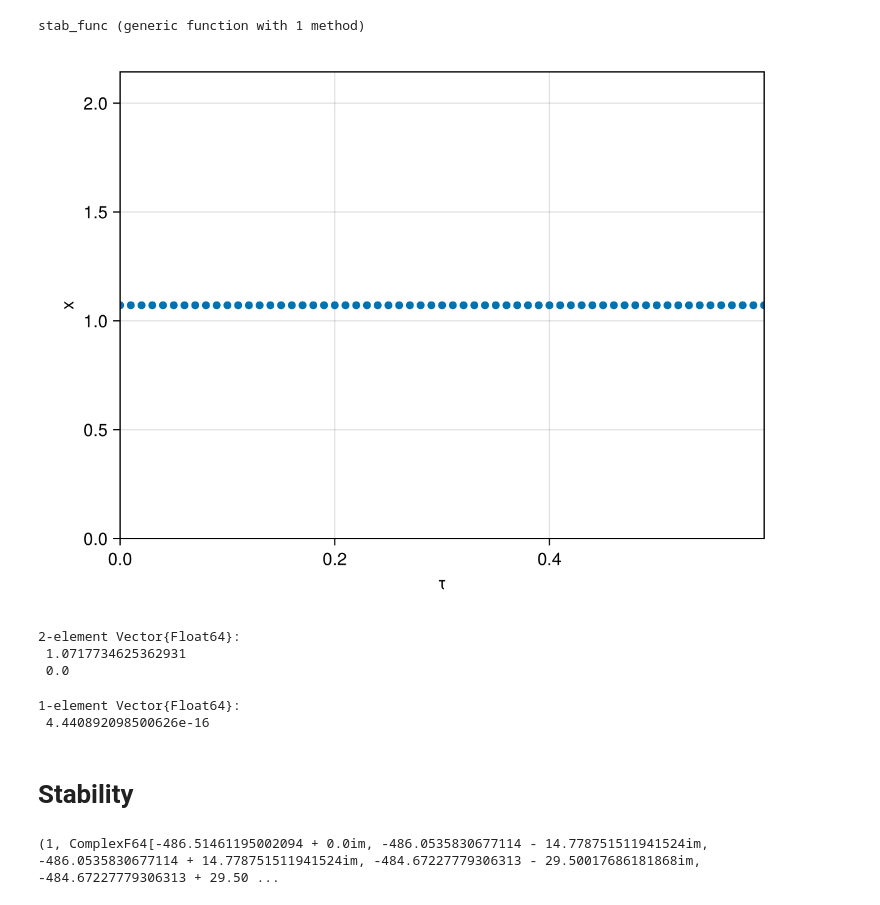
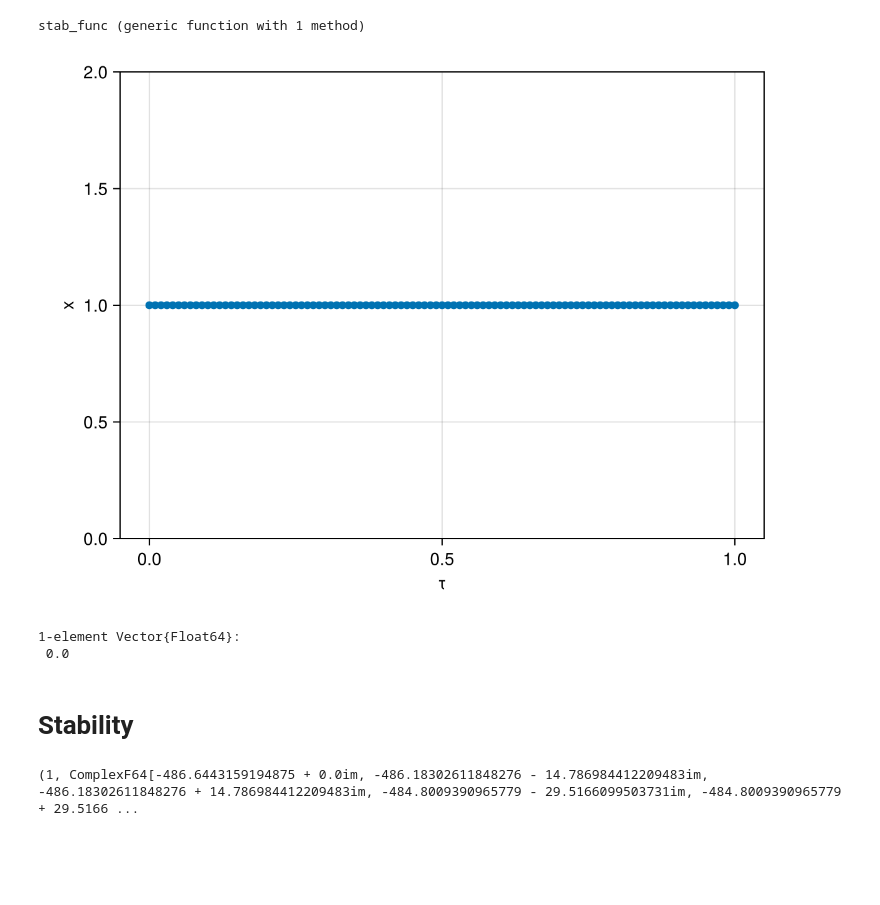
Before and after one commit to EvaSJ25/DDE-internship-code, a Jupyter notebook: Mackey-Glass_equation_example.ipynb, the cells around one changed output. Drawn from its saved outputs; the diff is of its cells as text; code cells hidden in the pictures; blank space fills up the shorter version.

```diff
--- a/Mackey-Glass_equation_example.ipynb
+++ b/Mackey-Glass_equation_example.ipynb
@@ -16,41 +16,36 @@ stab_func (generic function with 1 method)
 # %%
 gamma=1.0
 #initial states for following parameters (obtained from DDE-Biftool example)
-beta=3
+beta=2 #try beta=3 for a change
 n=10 #n=3 gives γ/β >=1-2/n so all of x should be stable (By Gupta source)
 tau=0
 x0=((beta-gamma)/(gamma))^(1/n) #obtained from solving f(x*,...,x*)=0 problem
 nd=1 #one delay
 
 y01,feq=F_eq(mackeyglassfunc, x0, [beta,gamma,n,tau],nd, par_indx=4)
 ylist1,ytan1=track_curve_new(feq,y01,[0.0,1],stepsize=0.01,nmax=100)
 
 
 fig1=Figure()
 ax1=Axis(fig1[1,1],xlabel="τ",ylabel="x")
 scatter!(ax1,[u[2] for u in ylist1],[u[1] for u in ylist1])
-xlims!(ax1,[0,0.6])
+#xlims!(ax1,[0,0.6])
 fig1
 # %% [output]
-[figure, old version]
+[figure, new version]
-# %%
-y01
-# %% [output]
-2-element Vector{Float64}:
- 1.0717734625362931
- 0.0
 # %%
+#check that f(x*,...x*,pars)=0
 feq(y01)
 # %% [output]
 1-element Vector{Float64}:
- 4.440892098500626e-16
+ 0.0
 # %% [markdown]
 # Stability
 # %%
-#stability of initial point
+#stability of an equilibrium point
 stab_func(mackeyglassfunc,mackeytau, [x0], [0.4],[gamma,beta,n,tau], [4], nd, doprint=1)
 # %% [output]
-(1, ComplexF64[-486.51461195002094 + 0.0im, -486.0535830677114 - 14.778751511941524im, -486.0535830677114 + 14.778751511941524im, -484.67227779306313 - 29.50017686181868im, -484.67227779306313 + 29.50 ...
+(1, ComplexF64[-486.6443159194875 + 0.0im, -486.18302611848276 - 14.786984412209483im, -486.18302611848276 + 14.786984412209483im, -484.8009390965779 - 29.5166099503731im, -484.8009390965779 + 29.5166 ...
 # %%
 xmat1=hcat([u[1] for u in ylist1])
 xlist1=[xmat1[i,:] for i in 1:size(xmat1,1)]
```
Also changed, not shown: parts of 4 cells of this notebook.
